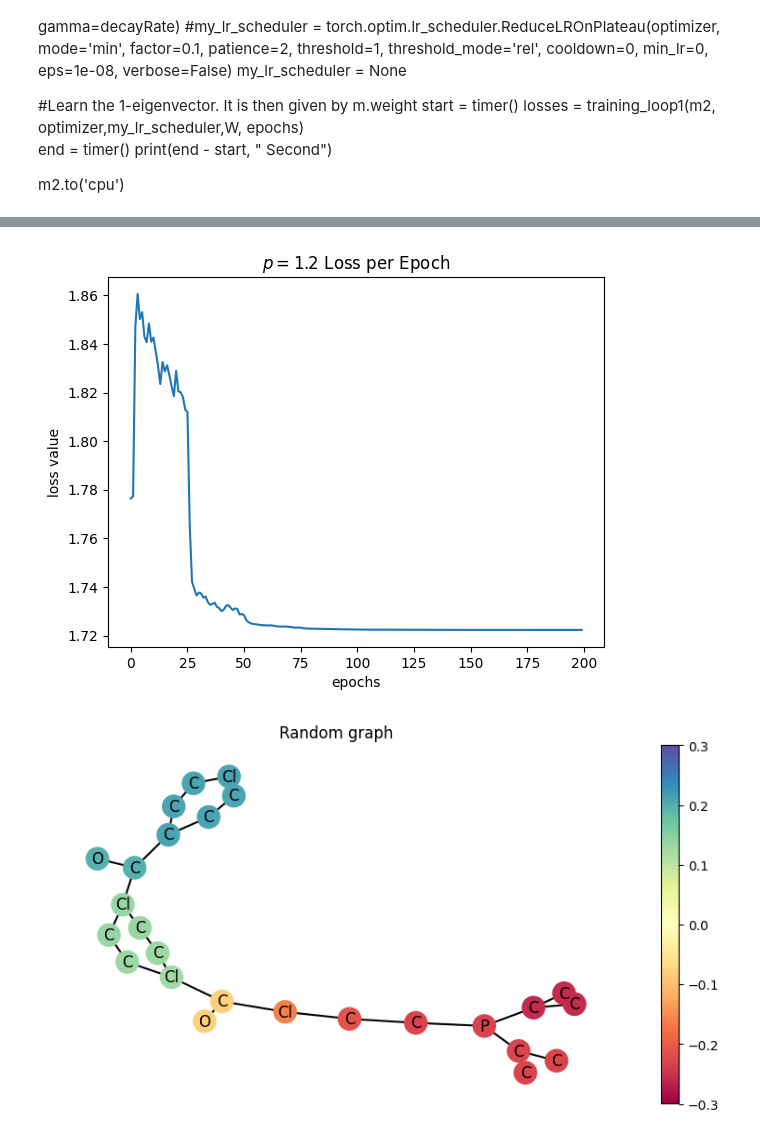
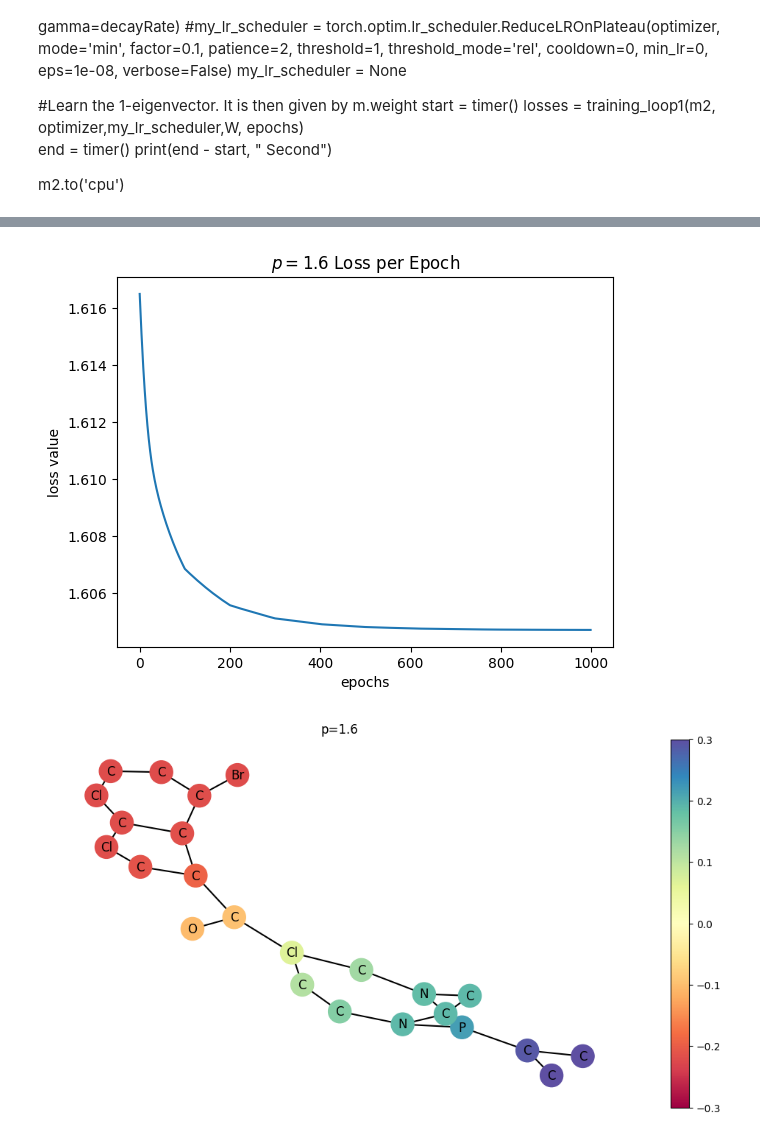
Before and after one commit to alip67/glpe, a Jupyter notebook: graph-task/PlotEigVecs.ipynb, the cells around one changed output, grey strips where cells are left out. Saved outputs shown, nothing was run; the diff lists cells and outputs as text; code cells hidden in the pictures.

```diff
--- a/graph-task/PlotEigVecs.ipynb
+++ b/graph-task/PlotEigVecs.ipynb
@@ -75,10 +75,10 @@ dataset = Zinc12KDataset(root="dataset/ZINC/",pre_transform=transform) #For Sohi
 # %%
 from libs.utils import Model_RGD,training_loop1,get_orthonromal_eigvec
 # %%
-num_eigs = 5
-epochs = 200
+num_eigs = 4
+epochs = 1000
 device = 'cpu'
-p=1.2
+p=1.6
 # %%
 from torch_geometric.utils.convert import to_networkx
 # %%
@@ -162,3 +162,7 @@ class Model_RGD(nn.Module):
         b = torch.matmul(LL.float(),FFF)
         b = torch.sum(b)
         return b
+# %%
+p=1.6
+data = dataset[111]
+num_eigs = 4
@@ -165,6 +173,5 @@ class Model_RGD(nn.Module):
 # %%
-data = dataset[1]
-    #Preprocessing
+#Preprocessing
 cora_adj = to_dense_adj(data.edge_index)
 cora_adj.squeeze_()
 
@@ -196,7 +203,9 @@ idx = eigval.argsort() # increasing order
 eigval, eigvec = eigval[idx], np.real(eigvec[:,idx])
 hi = eigvec
 """
-for i in range(1,9):
+
+it = int((2 - p)*10)
+for i in range(1,4+1):
     n = eigval.shape[0]
     K = num_eigs
     epochs = epochs
@@ -214,7 +223,7 @@ for i in range(1,9):
     # Instantiate optimizer
     #opt = torch.optim.Adam(params=m.parameters(), lr=0.001, betas=(0.9, 0.999), eps=1e-08, weight_decay=0, amsgrad=False)
     #optimizer = geoopt.optim.RiemannianSGD(m.parameters(), lr=1e-3)
-    optimizer = geoopt.optim.RiemannianSGD(m.parameters(), lr=1e-2)
+    optimizer = geoopt.optim.RiemannianAdam(m.parameters(), lr=1e-3)
 
     #optimizer = geoopt.optim.RiemannianSGD(m.parameters(), lr=1e-2, momentum=0.9)
 
@@ -222,8 +231,8 @@ for i in range(1,9):
     #my_lr_scheduler = torch.optim.lr_scheduler.LinearLR(optimizer=optimizer)#, gamma=decayRate)
     #my_lr_scheduler = torch.optim.lr_scheduler.ReduceLROnPlateau(optimizer, mode='min', factor=0.1, patience=2, threshold=1, threshold_mode='rel', cooldown=0, min_lr=0, eps=1e-08, verbose=False)
     #my_lr_scheduler = None
-    #my_lr_scheduler = torch.optim.lr_scheduler.StepLR(optimizer, step_size=100, gamma=0.5)
-    my_lr_scheduler = torch.optim.lr_scheduler.StepLR(optimizer, step_size=25, gamma=0.25)
+    my_lr_scheduler = torch.optim.lr_scheduler.StepLR(optimizer, step_size=100, gamma=0.5)
+    #my_lr_scheduler = torch.optim.lr_scheduler.StepLR(optimizer, step_size=25, gamma=0.25)
 
 
     #Learn the 1-eigenvector. It is then given by m.weight
@@ -373,13 +378,12 @@ import matplotlib as mpl
 import matplotlib.cm as cm
 
 
-def draw_molecule(g, colors, edge_mask=None, draw_edge_labels=False):
+def draw_molecule(g, colors, title, edge_mask=None, draw_edge_labels=False):
 
     norm = mpl.colors.Normalize(vmin=-0.3, vmax=0.3)
     cmap = cm.Spectral
     m = cm.ScalarMappable(norm=norm, cmap=cmap)
-    ax = plt.gca()
-    ax.set_title('Random graph')
+
     g = g.copy().to_undirected()
     node_labels = {}
     for u, data in g.nodes(data=True):
@@ -401,7 +405,7 @@ def draw_molecule(g, colors, edge_mask=None, draw_edge_labels=False):
     colors = m.to_rgba(colors)
     nx.draw(g, pos=pos, labels=node_labels, width=widths,
             edge_color=edge_color, edge_cmap=plt.cm.Blues,
-            node_color=colors, cmap=cmap)
+            node_color=colors, cmap=cmap,node_size=500)
     """
     if draw_edge_labels and edge_mask is not None:
         edge_labels = {k: ('%.2f' % v) for k, v in edge_mask.items()}
@@ -412,8 +416,8 @@ def draw_molecule(g, colors, edge_mask=None, draw_edge_labels=False):
     sm.set_array([])
     cbar = plt.colorbar(sm)
 
-    #ax = plt.gca()
-    #ax.set_title(title)
+    ax = plt.gca()
+    ax.set_title(title)
 
     plt.show()
 
@@ -471,7 +466,7 @@ plt.xlabel("epochs")
 plt.ylabel("loss value")
 plt.show()
 # %% [output]
-[figure, old version]
+[figure, new version]
 # %%
 p_eigs = values[arg_l][:,0:37]
 #Order the p-eigenvector ascending with repect to the eigenvalues
@@ -498,6 +493,6 @@ p_eigs_f = p_eigs[:, eigidx]
 # %%
 mol = to_molecule(data)
 plt.figure(figsize=(10, 5))
-draw_molecule(mol, p_eigs_f.detach().numpy()[:,1])
+draw_molecule(mol, p_eigs_f.detach().numpy()[:,1], f"p={p}")
 # %% [output]
-[figure, old version]
+[figure, new version]
```
Also changed, not shown: parts of 7 cells of this notebook, 3 other files.
